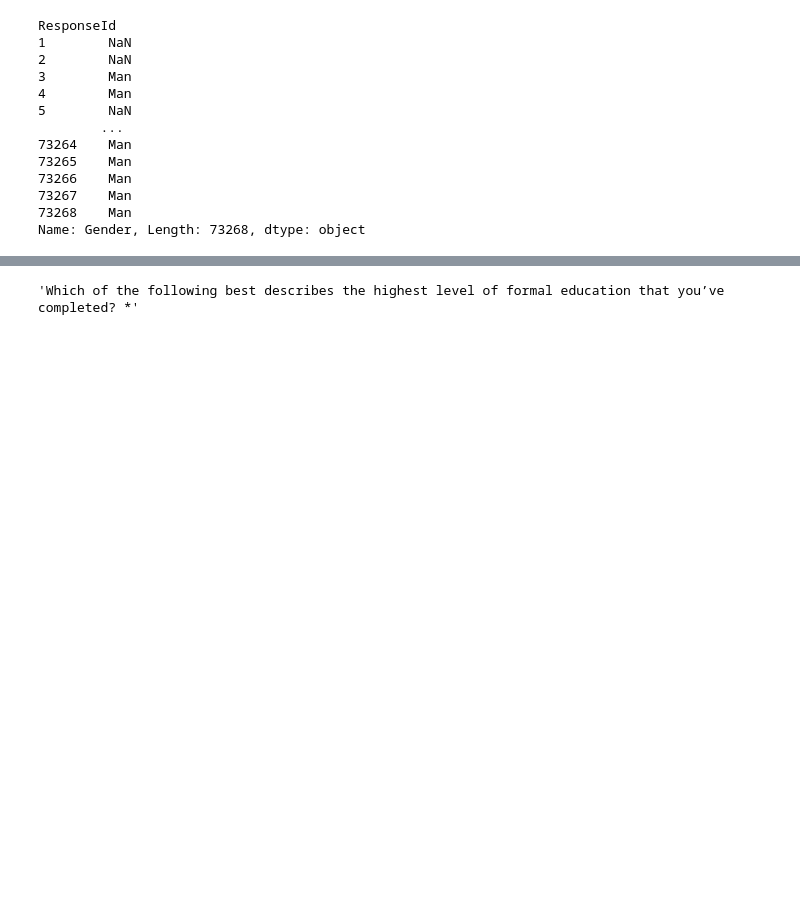
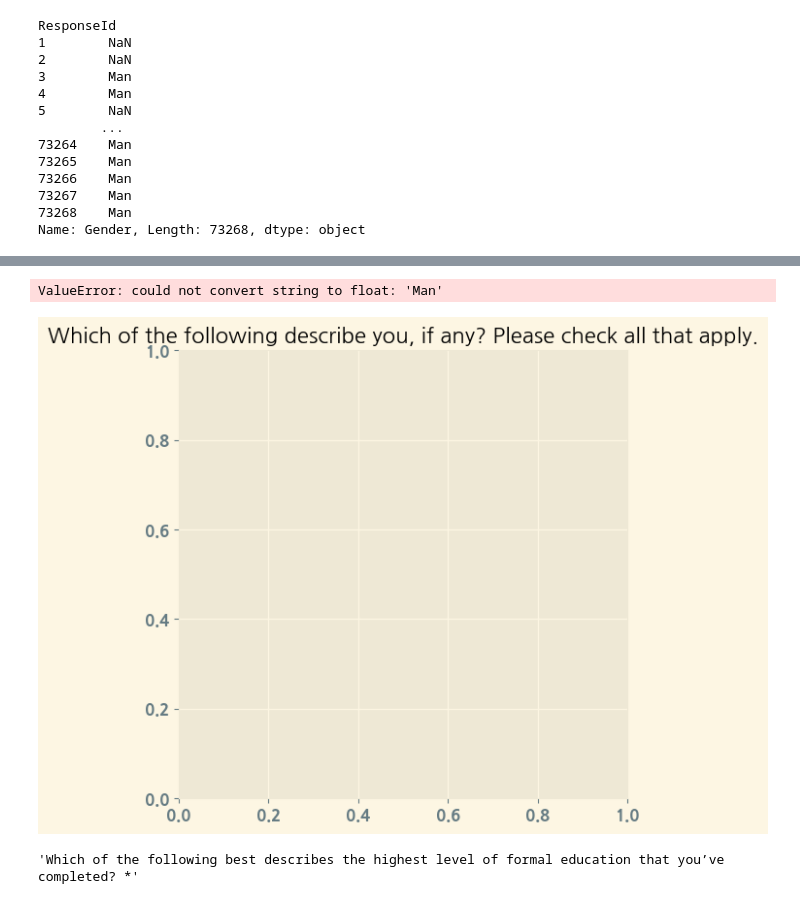
Before and after one commit to Yu-seung-hyeon/python, a Jupyter notebook: 23-03-15.ipynb, the cells around one changed output, grey strips where cells are left out. Cells and saved outputs as stored; diff of their text form; code cells hidden in the pictures; blank space fills up the shorter version.

```diff
--- a/23-03-15.ipynb
+++ b/23-03-15.ipynb
@@ -741,12 +748,15 @@ plt.show()
 # %%
-plt.figure(figsize=(6, 6))
+gender_counts = survey_df["Gender"]
+plt.figure(figsize=(12, 6))
 plt.title(schema_raw.Gender)
-plt.pie(gender_counts, labels=gender_counts.index, autopct="%1.1f%%", startangle=180,
-        labeldistance=1.5, pctdistance=1.2, rotatelabels=True)
+plt.pie(gender_counts, labels=gender_counts.index, autopct="%1.1f%%", startangle=180)
 # labeldistance: label의 pie 차트 중심으로부터의 거리
 # pctdistance: 값의 pie 차트 중심으로부터의 거리
 # rotatelabels: True일 때 label을 회전시켜서 출력합니다.
 plt.show()
+# %% [output]
+ValueError: could not convert string to float: 'Man'
+[figure, added]
 # %%
 schema_raw["EdLevel"]
 # %% [output]
```
Also changed, not shown: parts of 55 cells of this notebook, 1 other file.
